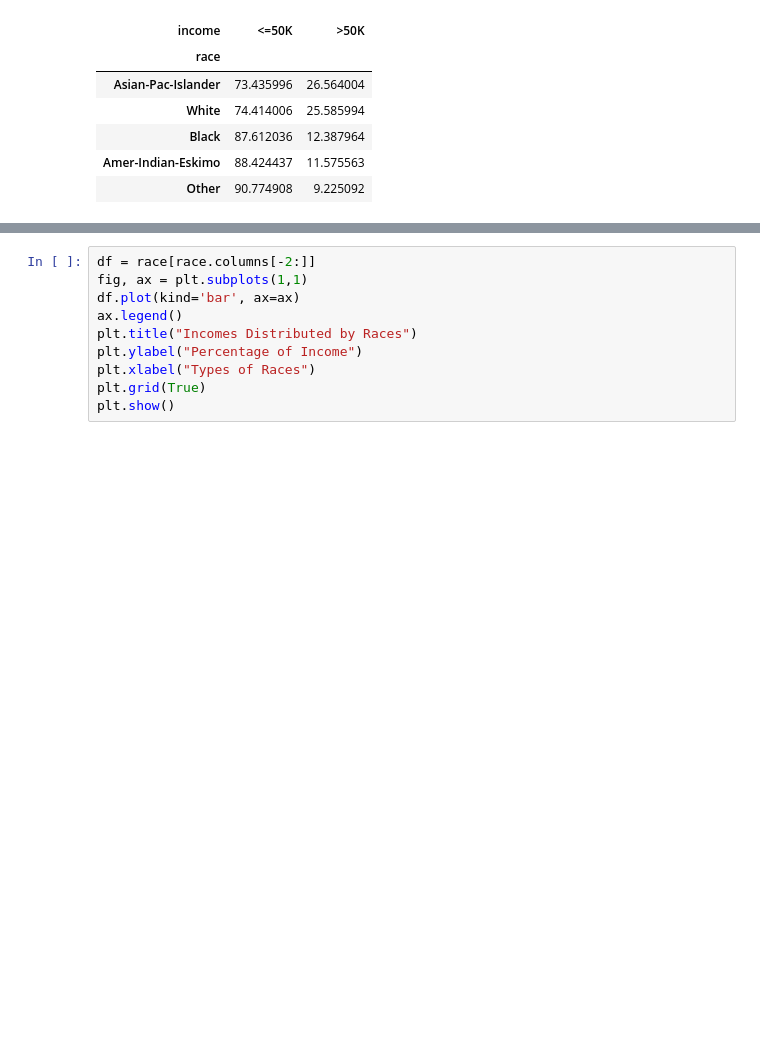
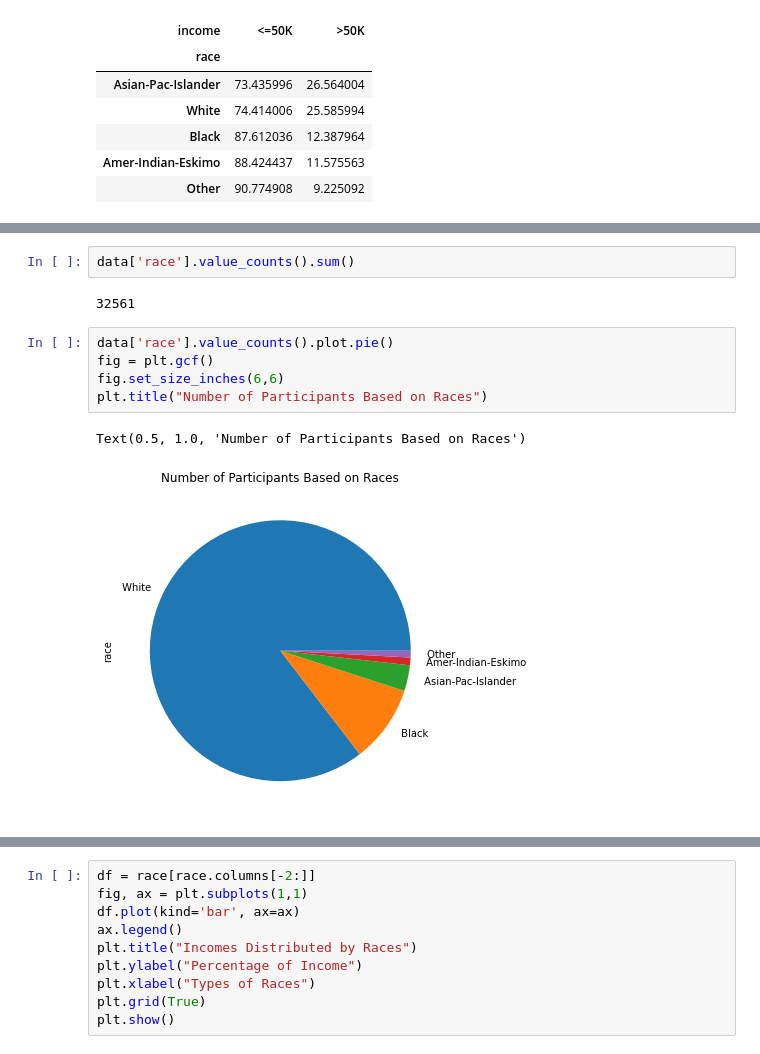
Before and after one commit to yuefu-jiang/Graphness-group-project, a Jupyter notebook: Sean/Race.ipynb, the cells around one changed output, grey strips where cells are left out. Cells and saved outputs as stored; diff of their text form; blank space fills up the shorter version.

```diff
--- a/Sean/Race.ipynb
+++ b/Sean/Race.ipynb
@@ -55,3 +64,15 @@ race
+# %%
+data['race'].value_counts().sum()
+# %% [output]
+32561
+# %%
+data['race'].value_counts().plot.pie()
+fig = plt.gcf()
+fig.set_size_inches(6,6)
+plt.title("Number of Participants Based on Races")
+# %% [output]
+Text(0.5, 1.0, 'Number of Participants Based on Races')
+[figure, added]
 # %%
 # Most of the participants are white
 data['race'].value_counts().plot.bar()
```
Also changed, not shown: parts of 2 cells of this notebook.
